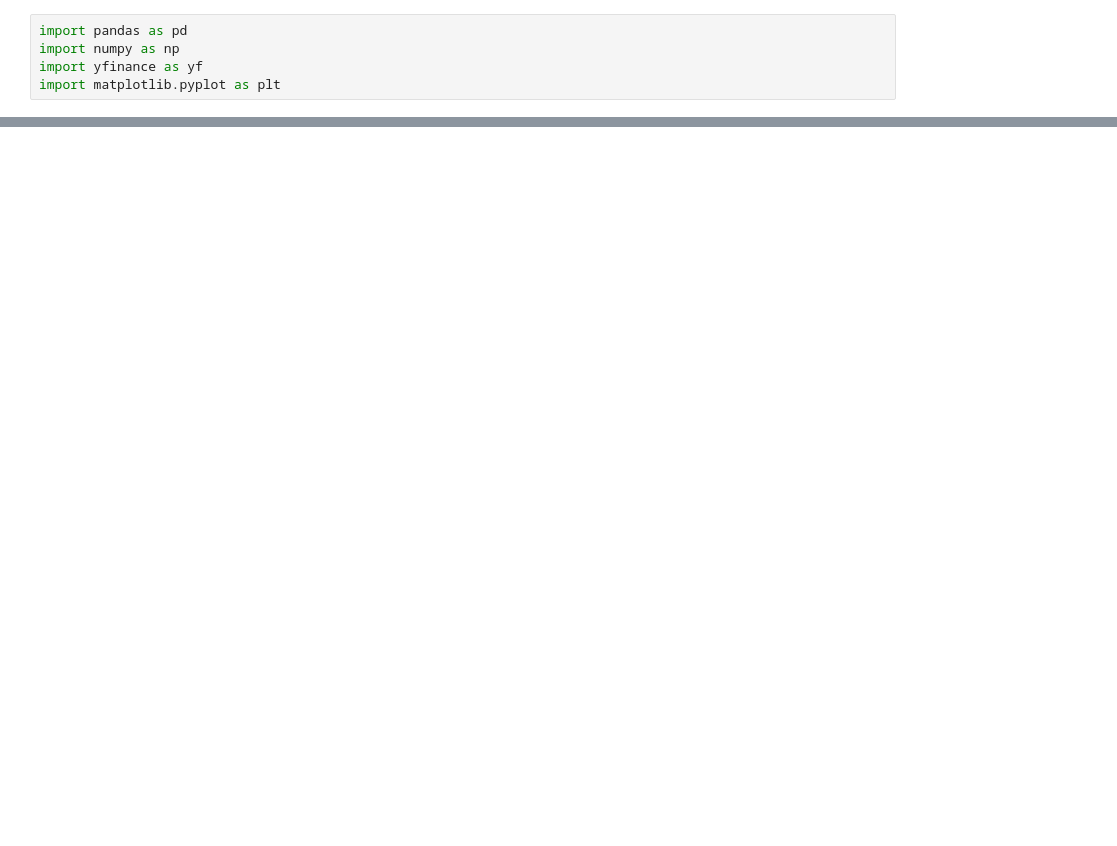
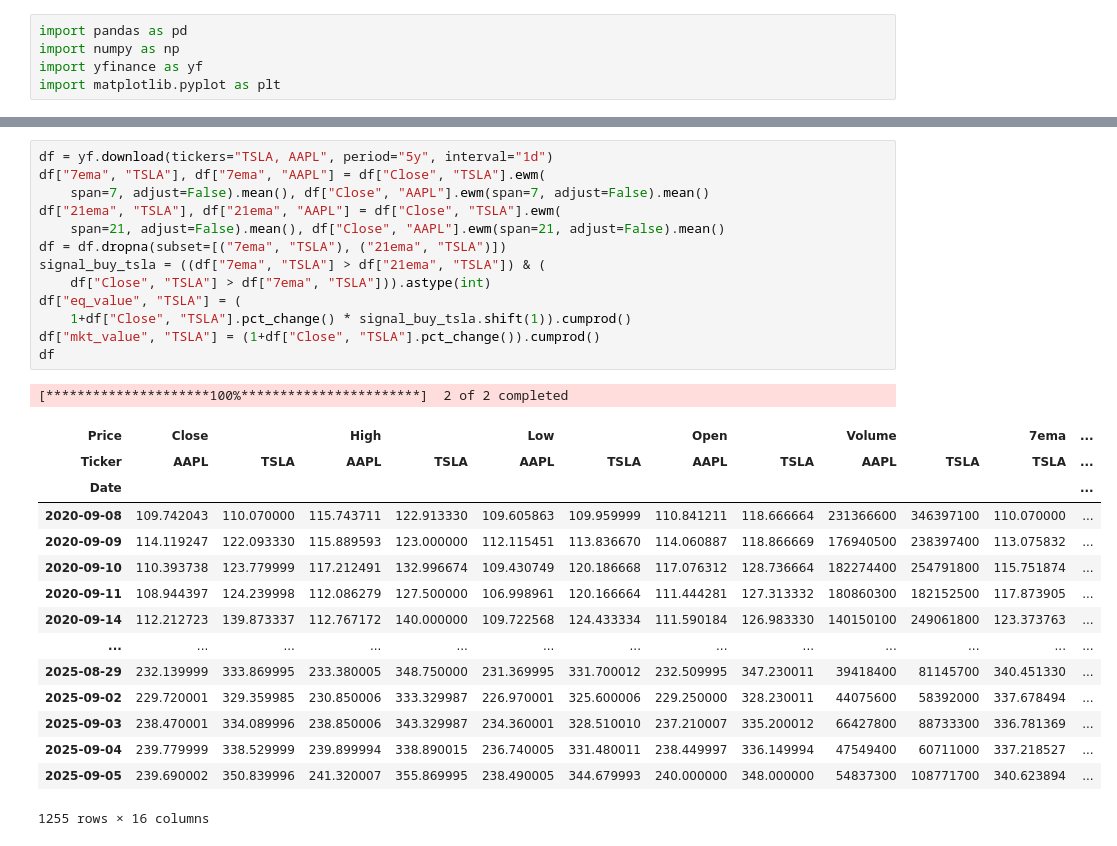
Before and after one commit to seanchangg/plotting-moving-averages, a Jupyter notebook: backtesting MA.ipynb, the cells around one changed output, grey strips where cells are left out. Drawn from its saved outputs; the diff is of its cells as text; blank space fills up the shorter version.

```diff
--- a/backtesting MA.ipynb
+++ b/backtesting MA.ipynb
@@ -77,0 +61,30 @@ plt.show()
+# %%
+df = yf.download(tickers="TSLA, AAPL", period="5y", interval="1d")
+df["7ema", "TSLA"], df["7ema", "AAPL"] = df["Close", "TSLA"].ewm(
+    span=7, adjust=False).mean(), df["Close", "AAPL"].ewm(span=7, adjust=False).mean()
+df["21ema", "TSLA"], df["21ema", "AAPL"] = df["Close", "TSLA"].ewm(
+    span=21, adjust=False).mean(), df["Close", "AAPL"].ewm(span=21, adjust=False).mean()
+df = df.dropna(subset=[("7ema", "TSLA"), ("21ema", "TSLA")])
+signal_buy_tsla = ((df["7ema", "TSLA"] > df["21ema", "TSLA"]) & (
+    df["Close", "TSLA"] > df["7ema", "TSLA"])).astype(int)
+df["eq_value", "TSLA"] = (
+    1+df["Close", "TSLA"].pct_change() * signal_buy_tsla.shift(1)).cumprod()
+df["mkt_value", "TSLA"] = (1+df["Close", "TSLA"].pct_change()).cumprod()
+df
+# %% [output]
+[*********************100%***********************]  2 of 2 completed
+| Price | Close |  | High |  | Low |  | Open |  | Volume |  | 7ema | ... |
+| Ticker | AAPL | TSLA | AAPL | TSLA | AAPL | TSLA | AAPL | TSLA | AAPL | TSLA | TSLA | ... |
+| Date |  |  |  |  |  |  |  |  |  |  |  | ... |
+| 2020-09-08 | 109.742043 | 110.070000 | 115.743711 | 122.913330 | 109.605863 | 109.959999 | 110.841211 | 118.666664 | 231366600 | 346397100 | 110.070000 | ... |
+| 2020-09-09 | 114.119247 | 122.093330 | 115.889593 | 123.000000 | 112.115451 | 113.836670 | 114.060887 | 118.866669 | 176940500 | 238397400 | 113.075832 | ... |
+| 2020-09-10 | 110.393738 | 123.779999 | 117.212491 | 132.996674 | 109.430749 | 120.186668 | 117.076312 | 128.736664 | 182274400 | 254791800 | 115.751874 | ... |
+| 2020-09-11 | 108.944397 | 124.239998 | 112.086279 | 127.500000 | 106.998961 | 120.166664 | 111.444281 | 127.313332 | 180860300 | 182152500 | 117.873905 | ... |
+| 2020-09-14 | 112.212723 | 139.873337 | 112.767172 | 140.000000 | 109.722568 | 124.433334 | 111.590184 | 126.983330 | 140150100 | 249061800 | 123.373763 | ... |
+| ... | ... | ... | ... | ... | ... | ... | ... | ... | ... | ... | ... | ... |
+| 2025-08-29 | 232.139999 | 333.869995 | 233.380005 | 348.750000 | 231.369995 | 331.700012 | 232.509995 | 347.230011 | 39418400 | 81145700 | 340.451330 | ... |
+| 2025-09-02 | 229.720001 | 329.359985 | 230.850006 | 333.329987 | 226.970001 | 325.600006 | 229.250000 | 328.230011 | 44075600 | 58392000 | 337.678494 | ... |
+| 2025-09-03 | 238.470001 | 334.089996 | 238.850006 | 343.329987 | 234.360001 | 328.510010 | 237.210007 | 335.200012 | 66427800 | 88733300 | 336.781369 | ... |
+| 2025-09-04 | 239.779999 | 338.529999 | 239.899994 | 338.890015 | 236.740005 | 331.480011 | 238.449997 | 336.149994 | 47549400 | 60711000 | 337.218527 | ... |
+| 2025-09-05 | 239.690002 | 350.839996 | 241.320007 | 355.869995 | 238.490005 | 344.679993 | 240.000000 | 348.000000 | 54837300 | 108771700 | 340.623894 | ... |
+1255 rows × 16 columns
```
Also changed, not shown: parts of 3 cells of this notebook.
